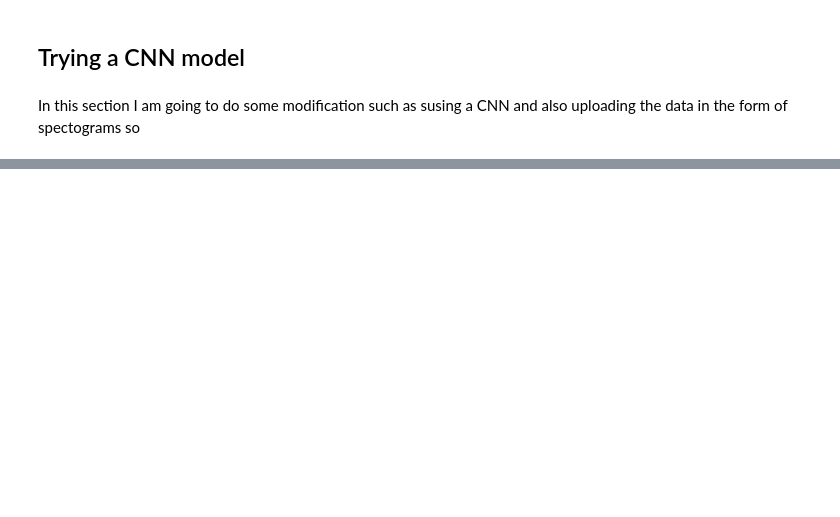
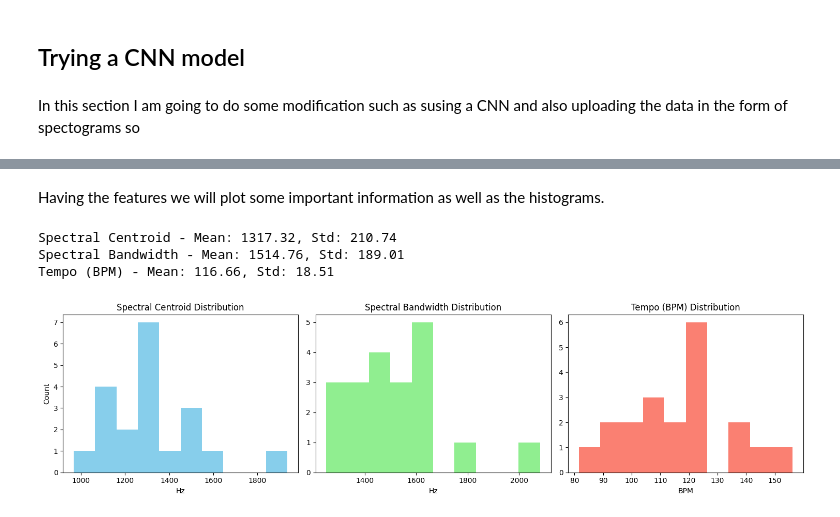
Before and after one commit to Stoymirov/Automated-music-analsis-pipeline-and-EDA, a Jupyter notebook: Classical_music.ipynb, the cells around one changed output, grey strips where cells are left out. Drawn from its saved outputs; the diff is of its cells as text; code cells hidden in the pictures; blank space fills up the shorter version.

```diff
--- a/Classical_music.ipynb
+++ b/Classical_music.ipynb
@@ -271,7 +278,7 @@ With frame_length=256, hop_length=64, and signal length 4,096:
 $$\text{Number of frames} = \left\lfloor \frac{4096 - 256}{64} \right\rfloor + 1 = \left\lfloor \frac{3840}{64} \right\rfloor + 1 = 60 + 1 = 61 \, \text{frames}$$
 Each frame represents 16 ms, with a new frame every 4 ms
 # %%
-r = 16000
+sr = 16000
 frame_length = 256  # 16 ms
 hop_length = 64    # 4 ms
 
@@ -918,0 +1061,3 @@ Mean of peak-to-peak: 1.8715175
+# %%
+SR = 16000
+BASE_FOLDER = 'babyslakh_16k'
@@ -918,0 +1221,38 @@ Mean of peak-to-peak: 1.8715175
+# %% [markdown]
+Having the features we will plot some important information as well as the histograms.
+# %%
+spectral_centroids, spectral_bandwidths, tempos = extract_audio_features(BASE_FOLDER)
+
+spectral_centroids = np.array(spectral_centroids) # transforming them to np.arrays for easier work
+spectral_bandwidths = np.array(spectral_bandwidths)
+tempos = np.array(tempos)
+
+print(f"Spectral Centroid - Mean: {np.mean(spectral_centroids):.2f}, Std: {np.std(spectral_centroids):.2f}")
+print(f"Spectral Bandwidth - Mean: {np.mean(spectral_bandwidths):.2f}, Std: {np.std(spectral_bandwidths):.2f}")
+print(f"Tempo (BPM) - Mean: {np.mean(tempos):.2f}, Std: {np.std(tempos):.2f}")
+
+plt.figure(figsize=(15,4))
+
+plt.subplot(1,3,1)
+plt.hist(spectral_centroids, bins=10, color='skyblue')
+plt.title('Spectral Centroid Distribution')
+plt.xlabel('Hz')
+plt.ylabel('Count')
+
+plt.subplot(1,3,2)
+plt.hist(spectral_bandwidths, bins=10, color='lightgreen')
+plt.title('Spectral Bandwidth Distribution')
+plt.xlabel('Hz')
+
+plt.subplot(1,3,3)
+plt.hist(tempos, bins=10, color='salmon')
+plt.title('Tempo (BPM) Distribution')
+plt.xlabel('BPM')
+
+plt.tight_layout()
+plt.show()
+# %% [output]
+Spectral Centroid - Mean: 1317.32, Std: 210.74
+Spectral Bandwidth - Mean: 1514.76, Std: 189.01
+Tempo (BPM) - Mean: 116.66, Std: 18.51
+[figure, added]
```
Also changed, not shown: parts of 53 cells of this notebook.
